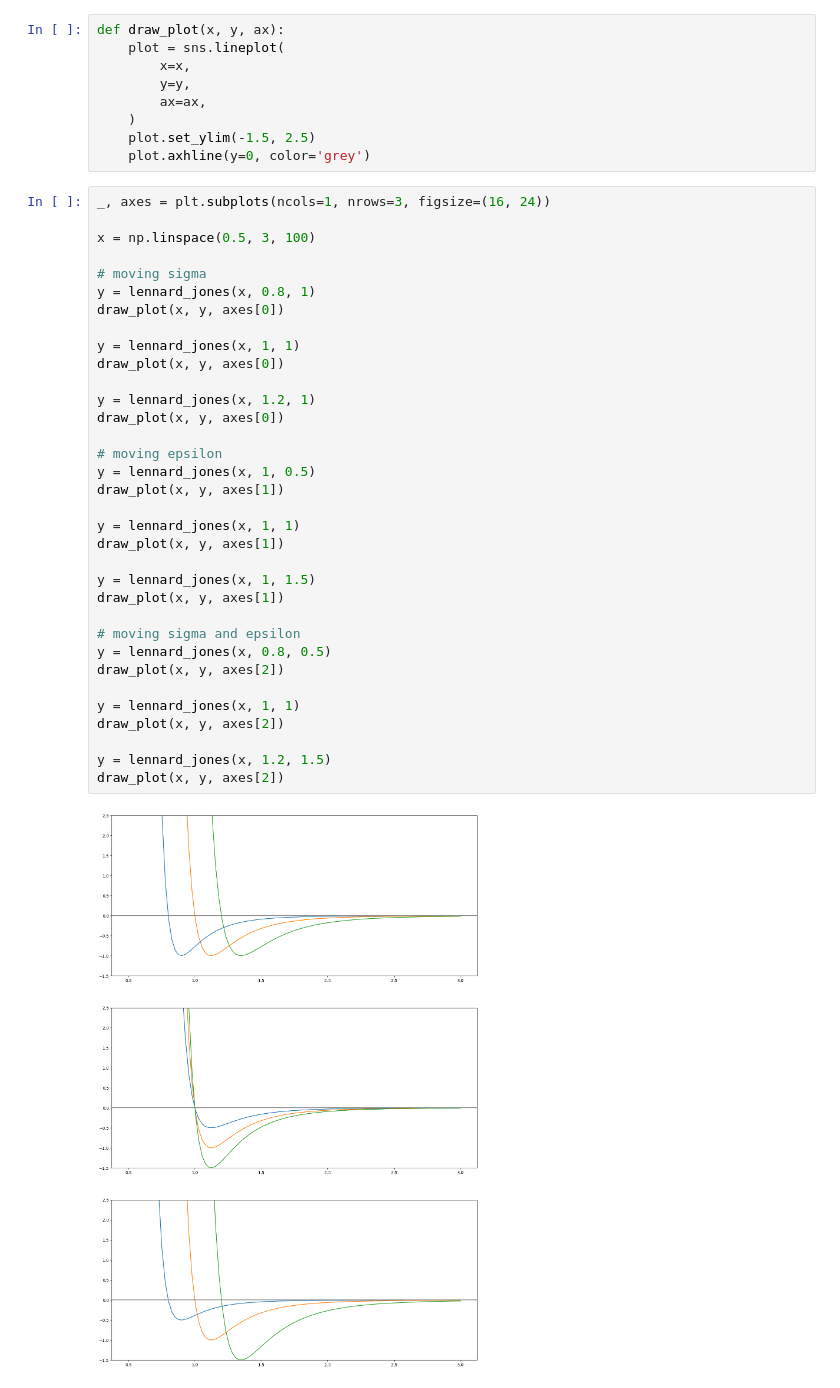
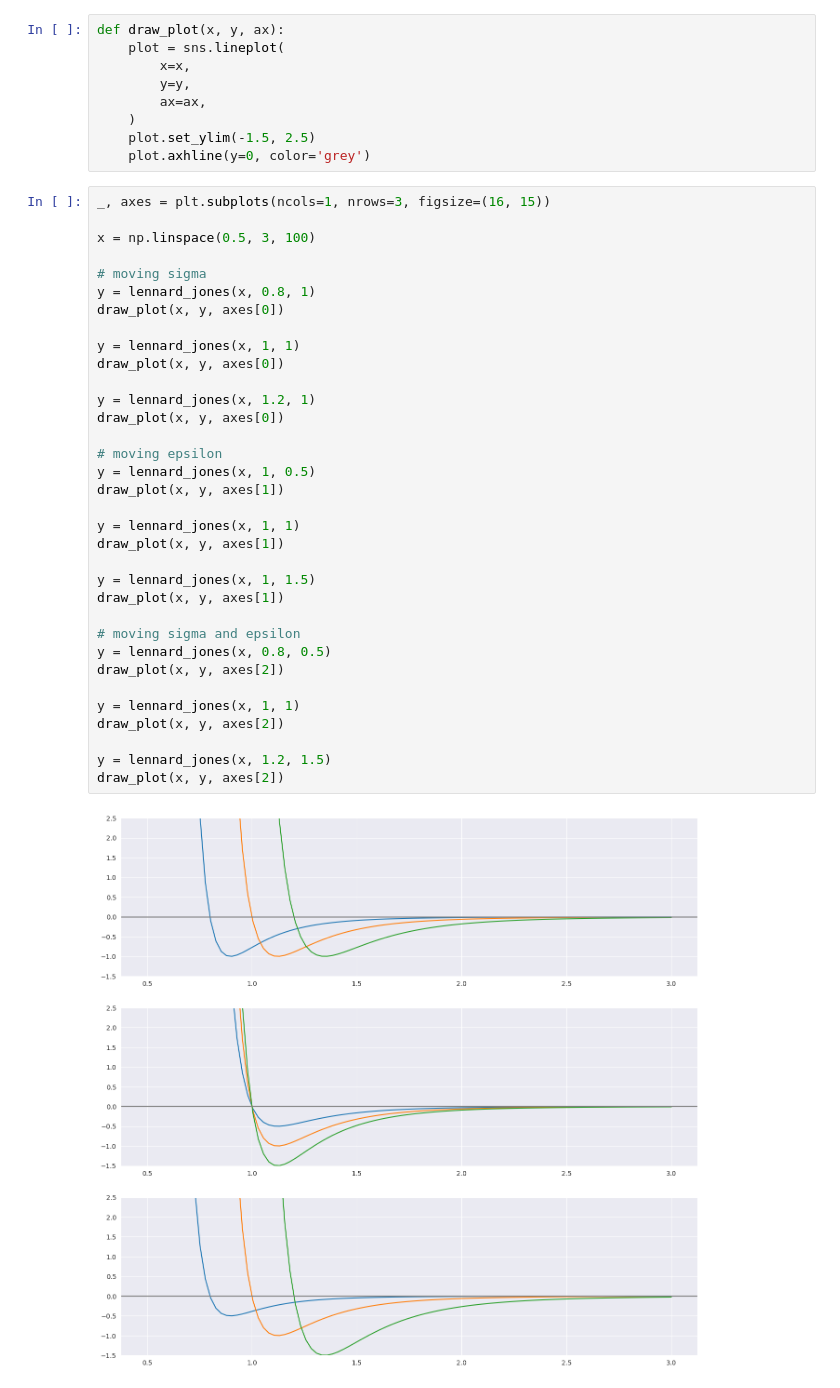
Before and after one commit to Smoren/molecular-python3, a Jupyter notebook: research/lennard_jones.ipynb, the cells around one changed output. Cells and saved outputs as stored; diff of their text form.

```diff
--- a/research/lennard_jones.ipynb
+++ b/research/lennard_jones.ipynb
@@ -16,38 +16,38 @@ def draw_plot(x, y, ax):
     plot.set_ylim(-1.5, 2.5)
     plot.axhline(y=0, color='grey')
 # %%
-_, axes = plt.subplots(ncols=1, nrows=3, figsize=(16, 24))
+_, axes = plt.subplots(ncols=1, nrows=3, figsize=(16, 15))
 
 x = np.linspace(0.5, 3, 100)
 
 # moving sigma
 y = lennard_jones(x, 0.8, 1)
 draw_plot(x, y, axes[0])
 
 y = lennard_jones(x, 1, 1)
 draw_plot(x, y, axes[0])
 
 y = lennard_jones(x, 1.2, 1)
 draw_plot(x, y, axes[0])
 
 # moving epsilon
 y = lennard_jones(x, 1, 0.5)
 draw_plot(x, y, axes[1])
 
 y = lennard_jones(x, 1, 1)
 draw_plot(x, y, axes[1])
 
 y = lennard_jones(x, 1, 1.5)
 draw_plot(x, y, axes[1])
 
 # moving sigma and epsilon
 y = lennard_jones(x, 0.8, 0.5)
 draw_plot(x, y, axes[2])
 
 y = lennard_jones(x, 1, 1)
 draw_plot(x, y, axes[2])
 
 y = lennard_jones(x, 1.2, 1.5)
 draw_plot(x, y, axes[2])
 # %% [output]
-[figure, old version]
+[figure, new version]
```
